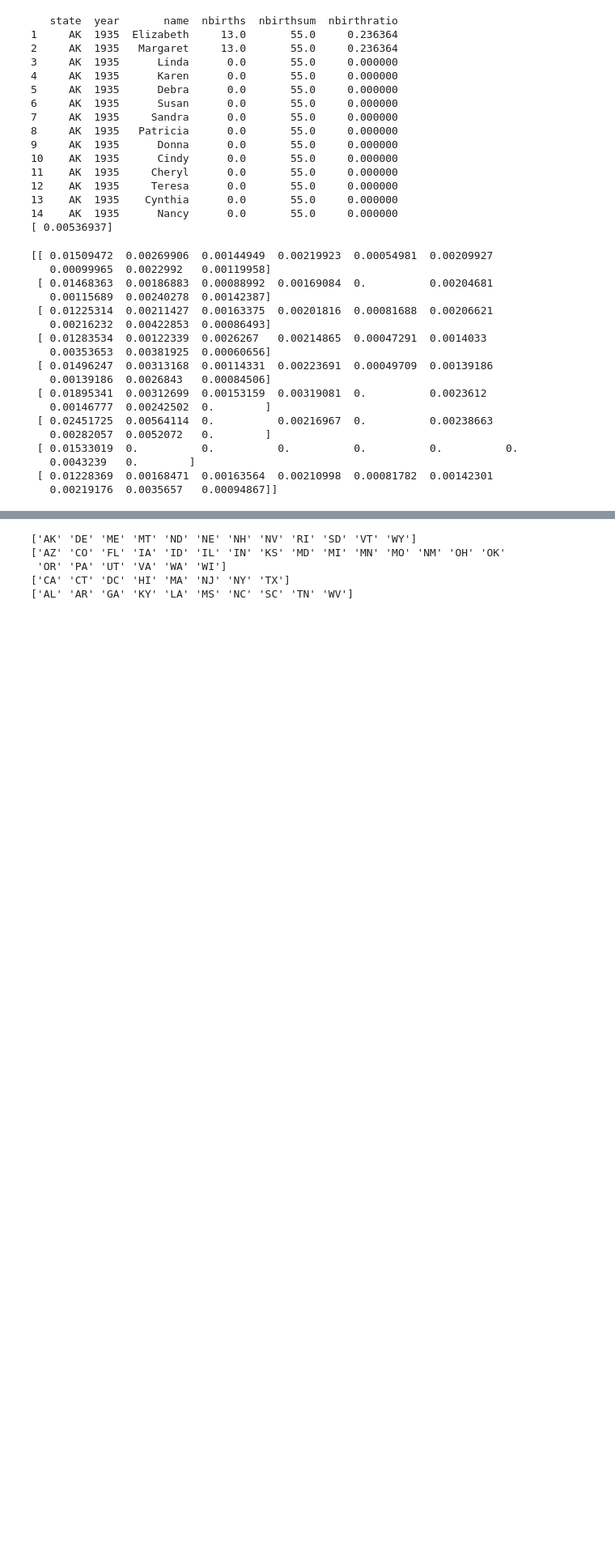
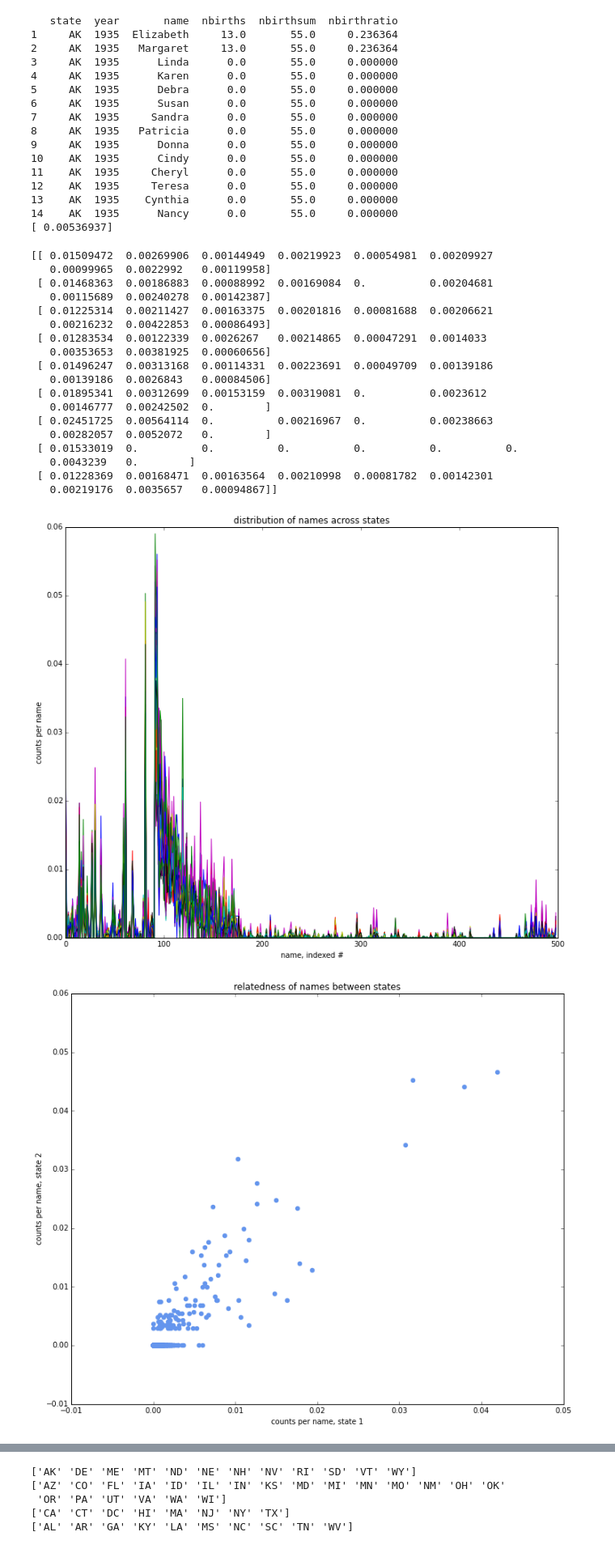
Before and after one commit to sadacca/PYNAMESTATE, a Jupyter notebook: PyNameStateNotebook.ipynb, the cells around one changed output, grey strips where cells are left out. Shown: that part at 81% size. Saved outputs shown, nothing was run; the diff lists cells and outputs as text; code cells hidden in the pictures; blank space fills up the shorter version.

Commit message:
added inline plotting for notebook, with improved figure sizing for inline plots

```diff
--- a/PyNameStateNotebook.ipynb
+++ b/PyNameStateNotebook.ipynb
@@ -191,19 +191,41 @@ print(df_matrix[1:10,1:10])
  [ 0.01228369  0.00168471  0.00163564  0.00210998  0.00081782  0.00142301
    0.00219176  0.0035657   0.00094867]]
 # %%
-# let's make sure we can see what we want
+# make figures nicer by plotting inline
+# and making those inline figures bigger
 
-plt.subplot(2, 1, 1)
+%matplotlib inline
+
+import pylab
+pylab.rcParams['figure.figsize'] = (12.0, 10.0)
+
+
+## OK, so now that we have our matrix, let's
+## visualize the relatedness among states
+
+
+# make a plot of name frequency across states
+# showing modest differences, and broad correlations
+
 plt.plot((df_matrix[:,1:500].T), linewidth = 1)
 plt.xlabel('name, indexed #')
 plt.ylabel('counts per name')
+plt.title('distribution of names across states')
 
-plt.subplot(2, 1, 2)
+plt.show()
+# make a scatter of two arbitrary states to show strong, but imperfect correlation
+
 plt.scatter(df_matrix[10,:],df_matrix[41,:], color = 'cornflowerblue', linewidth = 2)
 plt.xlabel('counts per name, state 1')
 plt.ylabel('counts per name, state 2')
+plt.title('relatedness of names between states')
+
+
 
 plt.show()
+# %% [output]
+[figure, added]
+[figure, added]
 # %%
 # let's see if all the states are the same - here we're ordered alphabetically
 
```
Also changed, not shown: parts of 2 cells of this notebook.
